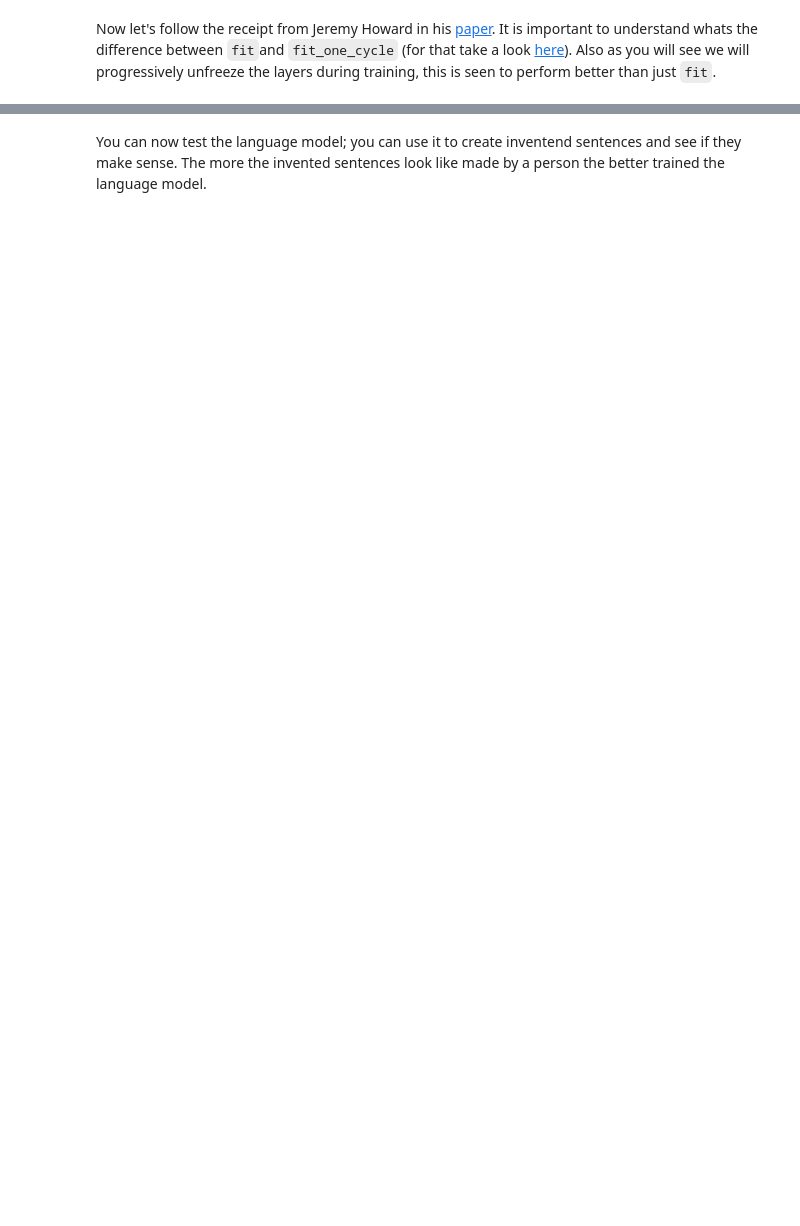
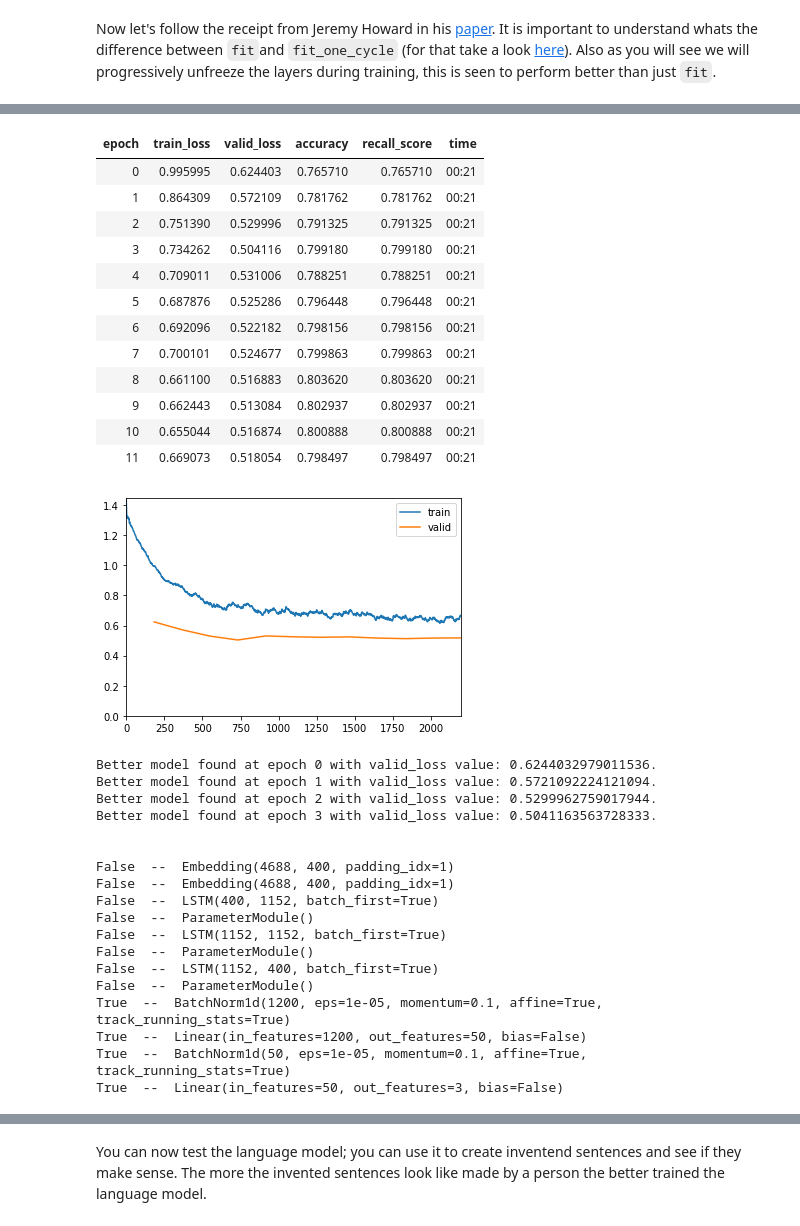
Before and after one commit to arnaujc91/ULMFit, a Jupyter notebook: ULMFit_final.ipynb, the cells around one changed output, grey strips where cells are left out. Cells and saved outputs as stored; diff of their text form; code cells hidden in the pictures; blank space fills up the shorter version.

```diff
--- a/ULMFit_final.ipynb
+++ b/ULMFit_final.ipynb
@@ -403,3 +570,38 @@ learner.save_encoder('finetuned')
 # %%
 learn = learn.load_encoder('finetuned')
-learn.fit_one_cycle(12,  2e-3)
+learn.fit_one_cycle(12, 2e-3)
+print('\n')
+trainable_layers(learn)
+# %% [output]
+| epoch | train_loss | valid_loss | accuracy | recall_score | time |
+| 0 | 0.995995 | 0.624403 | 0.765710 | 0.765710 | 00:21 |
+| 1 | 0.864309 | 0.572109 | 0.781762 | 0.781762 | 00:21 |
+| 2 | 0.751390 | 0.529996 | 0.791325 | 0.791325 | 00:21 |
+| 3 | 0.734262 | 0.504116 | 0.799180 | 0.799180 | 00:21 |
+| 4 | 0.709011 | 0.531006 | 0.788251 | 0.788251 | 00:21 |
+| 5 | 0.687876 | 0.525286 | 0.796448 | 0.796448 | 00:21 |
+| 6 | 0.692096 | 0.522182 | 0.798156 | 0.798156 | 00:21 |
+| 7 | 0.700101 | 0.524677 | 0.799863 | 0.799863 | 00:21 |
+| 8 | 0.661100 | 0.516883 | 0.803620 | 0.803620 | 00:21 |
+| 9 | 0.662443 | 0.513084 | 0.802937 | 0.802937 | 00:21 |
+| 10 | 0.655044 | 0.516874 | 0.800888 | 0.800888 | 00:21 |
+| 11 | 0.669073 | 0.518054 | 0.798497 | 0.798497 | 00:21 |
+[figure, added]
+Better model found at epoch 0 with valid_loss value: 0.6244032979011536.
+Better model found at epoch 1 with valid_loss value: 0.5721092224121094.
+Better model found at epoch 2 with valid_loss value: 0.5299962759017944.
+Better model found at epoch 3 with valid_loss value: 0.5041163563728333.
+
+
+False  --  Embedding(4688, 400, padding_idx=1)
+False  --  Embedding(4688, 400, padding_idx=1)
+False  --  LSTM(400, 1152, batch_first=True)
+False  --  ParameterModule()
+False  --  LSTM(1152, 1152, batch_first=True)
+False  --  ParameterModule()
+False  --  LSTM(1152, 400, batch_first=True)
+False  --  ParameterModule()
+True  --  BatchNorm1d(1200, eps=1e-05, momentum=0.1, affine=True, track_running_stats=True)
+True  --  Linear(in_features=1200, out_features=50, bias=False)
+True  --  BatchNorm1d(50, eps=1e-05, momentum=0.1, affine=True, track_running_stats=True)
+True  --  Linear(in_features=50, out_features=3, bias=False)
```
Also changed, not shown: parts of 110 cells of this notebook.
